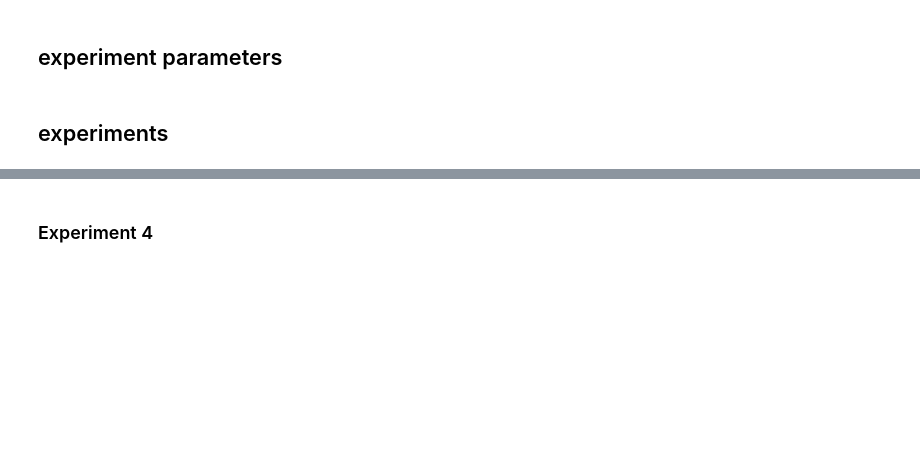
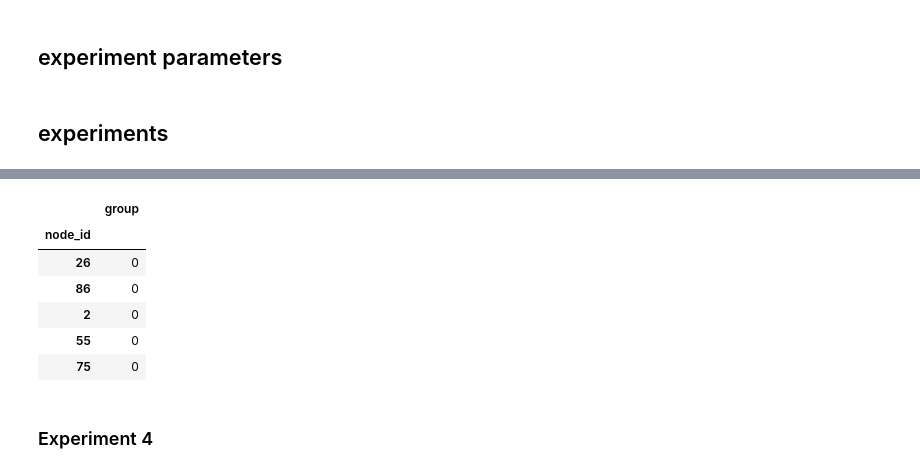
Before and after one commit to aribeller/network_homophily, a Jupyter notebook: code/python/group_polarization/minority_homophily_experiments_Emma_experiments.ipynb, the cells around one changed output, grey strips where cells are left out. Cells and saved outputs as stored; diff of their text form; code cells hidden in the pictures; blank space fills up the shorter version.

```diff
--- a/code/python/group_polarization/minority_homophily_experiments_Emma_experiments.ipynb
+++ b/code/python/group_polarization/minority_homophily_experiments_Emma_experiments.ipynb
@@ -107,3 +111,13 @@ array([[0, 0, 0, ..., 0, 0, 0],
+# %%
+df_nodes.head()
+# %% [output]
+|  | group |
+| node_id |  |
+| 26 | 0 |
+| 86 | 0 |
+| 2 | 0 |
+| 55 | 0 |
+| 75 | 0 |
 # %% [markdown]
 ### Experiment 4
 # %%
```
Also changed, not shown: parts of 4 cells of this notebook, 1 other file.
